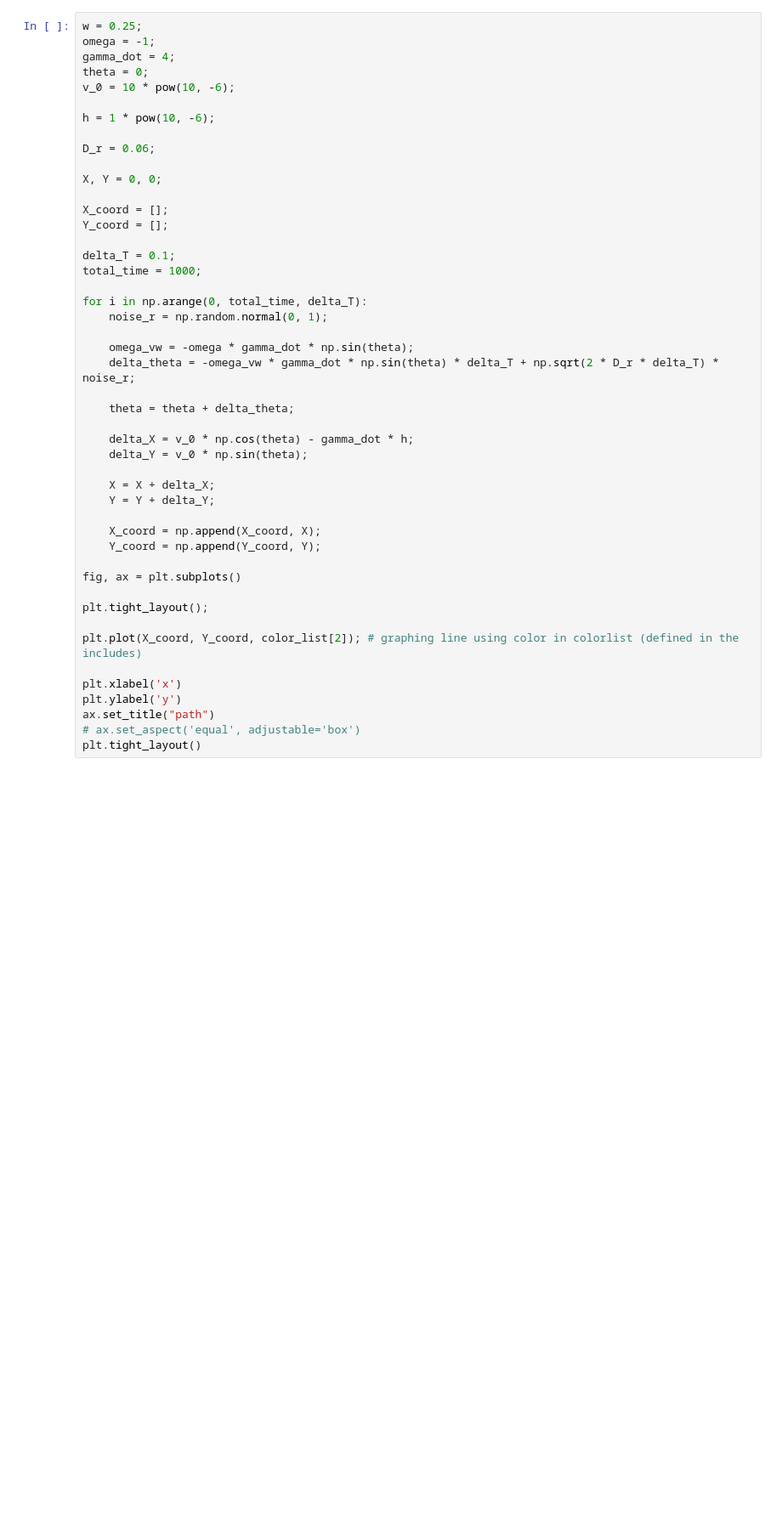
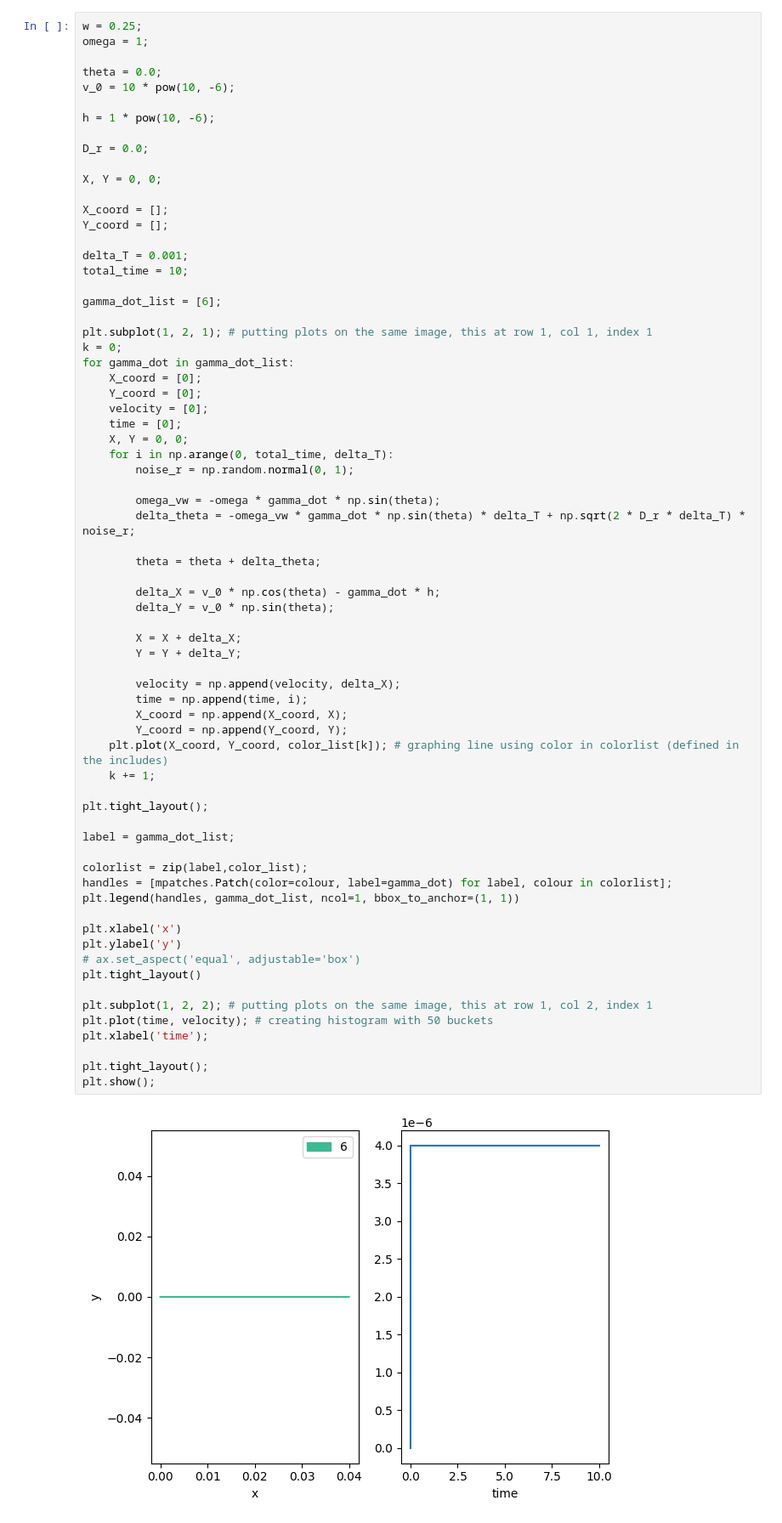
Before and after one commit to jpowell24/stokes, a Jupyter notebook: selectproblems2/rheotaxisswimmer.ipynb, the cells around one changed output. Shown at 85% size. Cells and saved outputs as stored; diff of their text form; blank space fills up the shorter version.

```diff
--- a/selectproblems2/rheotaxisswimmer.ipynb
+++ b/selectproblems2/rheotaxisswimmer.ipynb
@@ -9,48 +11,72 @@ from mpl_toolkits import mplot3d
 color_list =["#3eb991","#e9a820","#e01563","#edb196","#6ecadc","#1f94ac","#ae9a6a","#ccb8a6","#343a44"]
 # %%
 w = 0.25;
-omega = -1;
-gamma_dot = 4;
-theta = 0;
+omega = 1;
+
+theta = 0.0;
 v_0 = 10 * pow(10, -6);
 
 h = 1 * pow(10, -6);
 
-D_r = 0.06;
+D_r = 0.0;
 
 X, Y = 0, 0;
 
 X_coord = [];
 Y_coord = [];
 
-delta_T = 0.1;
-total_time = 1000;
+delta_T = 0.001;
+total_time = 10;
 
-for i in np.arange(0, total_time, delta_T):
-    noise_r = np.random.normal(0, 1);
+gamma_dot_list = [6];
 
-    omega_vw = -omega * gamma_dot * np.sin(theta);
-    delta_theta = -omega_vw * gamma_dot * np.sin(theta) * delta_T + np.sqrt(2 * D_r * delta_T) * noise_r;
+plt.subplot(1, 2, 1); # putting plots on the same image, this at row 1, col 1, index 1
+k = 0;
+for gamma_dot in gamma_dot_list:
+    X_coord = [0];
+    Y_coord = [0];
+    velocity = [0];
+    time = [0];
+    X, Y = 0, 0;
+    for i in np.arange(0, total_time, delta_T):
+        noise_r = np.random.normal(0, 1);
 
-    theta = theta + delta_theta;
+        omega_vw = -omega * gamma_dot * np.sin(theta);
+        delta_theta = -omega_vw * gamma_dot * np.sin(theta) * delta_T + np.sqrt(2 * D_r * delta_T) * noise_r;
 
-    delta_X = v_0 * np.cos(theta) - gamma_dot * h;
-    delta_Y = v_0 * np.sin(theta);
+        theta = theta + delta_theta;
 
-    X = X + delta_X;
-    Y = Y + delta_Y;
+        delta_X = v_0 * np.cos(theta) - gamma_dot * h;
+        delta_Y = v_0 * np.sin(theta);
 
-    X_coord = np.append(X_coord, X);
-    Y_coord = np.append(Y_coord, Y);
+        X = X + delta_X;
+        Y = Y + delta_Y;
 
-fig, ax = plt.subplots()
+        velocity = np.append(velocity, delta_X);
+        time = np.append(time, i);
+        X_coord = np.append(X_coord, X);
+        Y_coord = np.append(Y_coord, Y);
+    plt.plot(X_coord, Y_coord, color_list[k]); # graphing line using color in colorlist (defined in the includes)
+    k += 1;
 
 plt.tight_layout();
 
-plt.plot(X_coord, Y_coord, color_list[2]); # graphing line using color in colorlist (defined in the includes)
+label = gamma_dot_list;
+
+colorlist = zip(label,color_list);
+handles = [mpatches.Patch(color=colour, label=gamma_dot) for label, colour in colorlist];
+plt.legend(handles, gamma_dot_list, ncol=1, bbox_to_anchor=(1, 1))
 
 plt.xlabel('x')
 plt.ylabel('y')
-ax.set_title("path")
 # ax.set_aspect('equal', adjustable='box')
 plt.tight_layout()
+
+plt.subplot(1, 2, 2); # putting plots on the same image, this at row 1, col 2, index 1
+plt.plot(time, velocity); # creating histogram with 50 buckets
+plt.xlabel('time');
+
+plt.tight_layout();
+plt.show();
+# %% [output]
+[figure, added]
```
Also changed, not shown: parts of 2 cells of this notebook, 1 other file.
